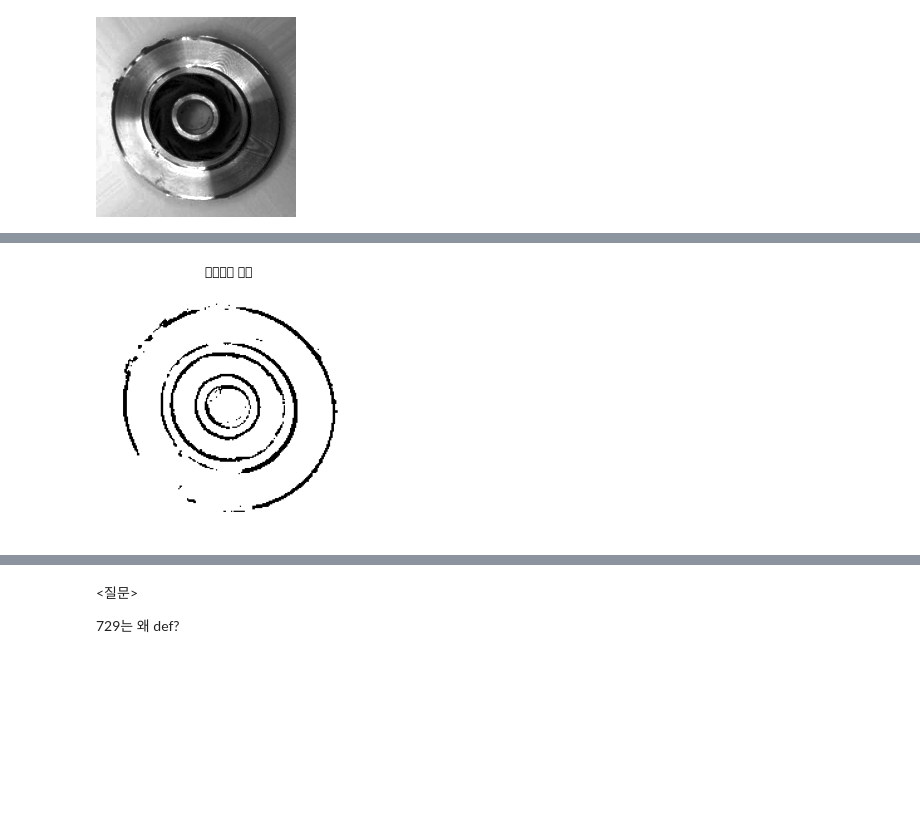
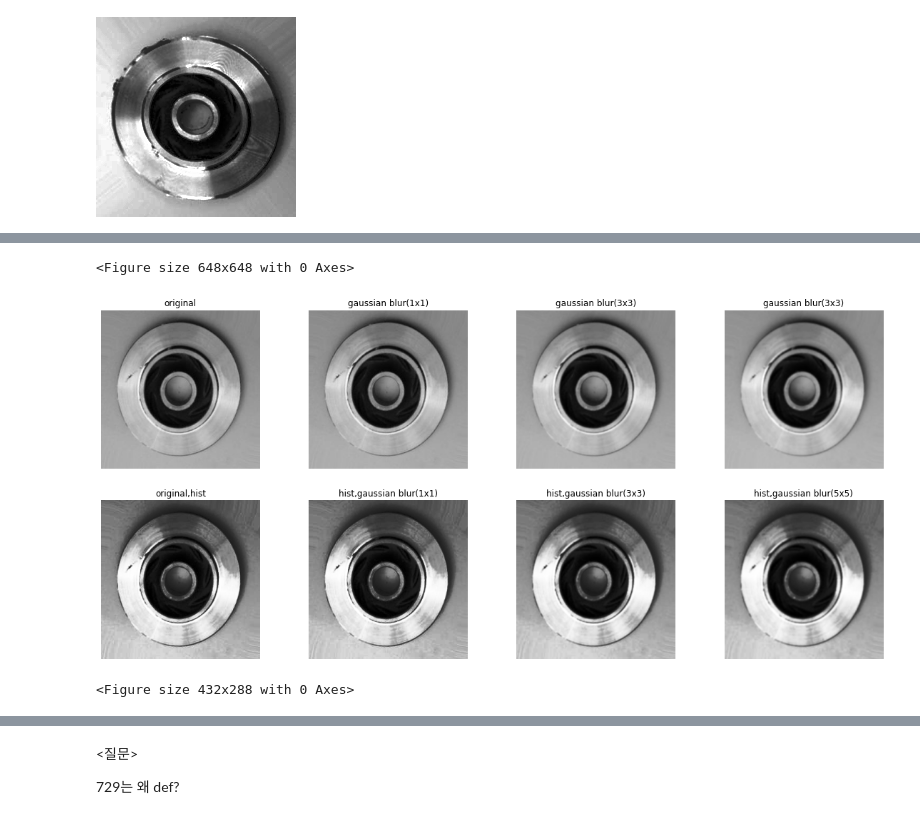
Before and after one commit to mong-head/classification_manufactoring_data, a Jupyter notebook: data_characteristic.ipynb, the cells around one changed output, grey strips where cells are left out. Drawn from its saved outputs; the diff is of its cells as text; code cells hidden in the pictures; blank space fills up the shorter version.

Commit message:
hist, gaussian blur, adaptive threshold 적용

```diff
--- a/data_characteristic.ipynb
+++ b/data_characteristic.ipynb
@@ -129,18 +136,40 @@ plt.show()
-# %%
-maxval = 255
-thresh = 126
-
-k = 15
-C = 20
-
-th = cv2.adaptiveThreshold(
-    img, maxval, cv2.ADAPTIVE_THRESH_GAUSSIAN_C, cv2.THRESH_BINARY, k, C)
-
-plt.figure(figsize=(9, 4))
-plt.title('가우시안 블러')
-plt.axis("off")
-plt.tight_layout()
-plt.imshow(th, cmap='gray')
-plt.show()
-# %% [output]
-[figure, removed]
+# %%
+import cv2
+
+img_ = cv2.imread('/content/drive/MyDrive/project/manufacturing/data/casting_data/train/def_front/cast_def_0_21.jpeg',0)
+#img_ = cv2.imread("/content/drive/MyDrive/project/manufacturing/data/casting_data/train/ok_front/cast_ok_0_9.jpeg",0)
+
+#img_rgb = cv2.cvtColor(img_, cv2.COLOR_BGR2RGB)
+#img_ = cv2.cvtColor(img_rgb, cv2.COLOR_BGR2GRAY)
+
+hist_img = cv2.equalizeHist(img_)
+
+blur_1 = cv2.GaussianBlur(img_, (1,1), 0)
+blur_3 = cv2.GaussianBlur(img_, (3,3), 0)
+blur_5 = cv2.GaussianBlur(img_, (5,5), 0)
+
+hist_blur_1 = cv2.GaussianBlur(hist_img, (1,1), 0)
+hist_blur_3 = cv2.GaussianBlur(hist_img, (3,3), 0)
+hist_blur_5 = cv2.GaussianBlur(hist_img, (5,5), 0)
+
+plt.figure(figsize=(9, 9))
+
+plt_name = ['original','gaussian blur(1x1)','gaussian blur(3x3)','gaussian blur(3x3)','original,hist','hist,gaussian blur(1x1)','hist,gaussian blur(3x3)','hist,gaussian blur(5x5)']
+plt_img = [img_,blur_1,blur_3,blur_5,hist_img, hist_blur_1,hist_blur_3,hist_blur_5]
+
+plt.figure(figsize=(20, 9))
+
+for i in range(8):
+  plt.subplot(2, 4, i+1)
+  plt.imshow(plt_img[i], cmap='gray')
+  plt.title(plt_name[i])
+  plt.axis("off")
+
+plt.show()
+
+plt.tight_layout()
+plt.show()
+# %% [output]
+<Figure size 648x648 with 0 Axes>
+[figure, added]
+<Figure size 432x288 with 0 Axes>
```
Also changed, not shown: parts of 11 cells of this notebook.
